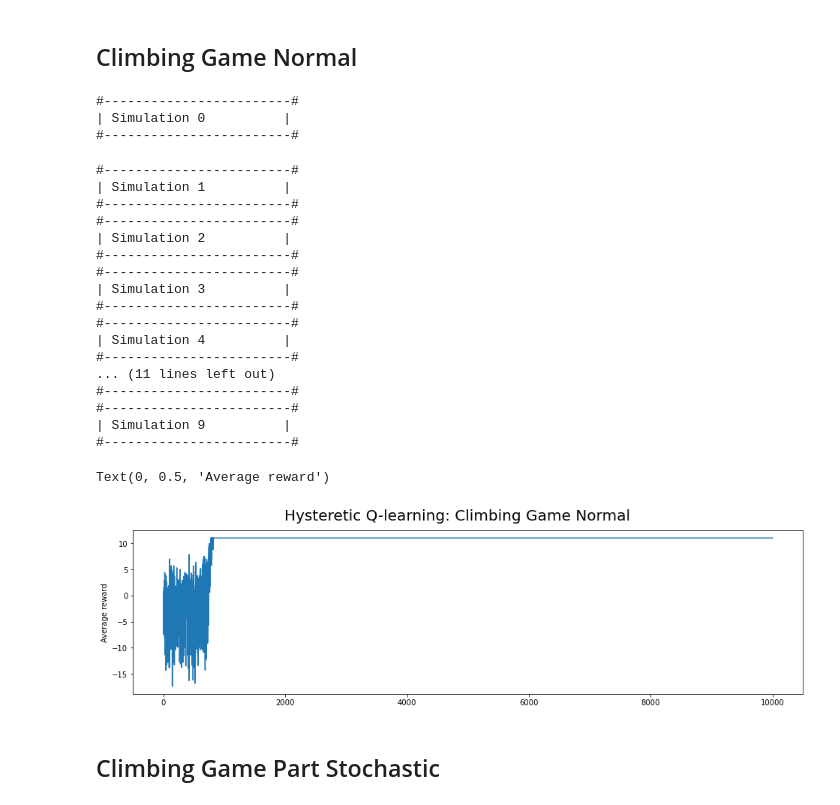
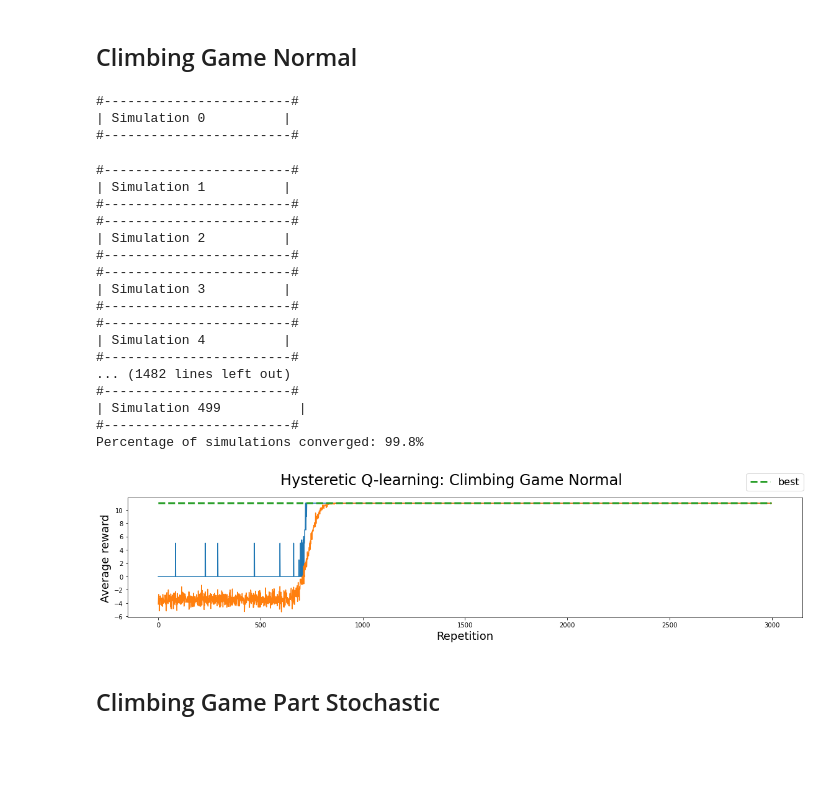
Before and after one commit to lindavin/hysteretic-q-learning, a Jupyter notebook: Climbing game experiments.ipynb, the cells around one changed output. Drawn from its saved outputs; the diff is of its cells as text; code cells hidden in the pictures; blank space fills up the shorter version.

Commit message:
Add figures

```diff
--- a/Climbing game experiments.ipynb
+++ b/Climbing game experiments.ipynb
@@ -22,34 +22,42 @@ def learning_rate(_): return 0.1
 def decrease_rate(_): return 0.01
 
 temperature_start = None  # Replace T = num with T = temperature_start maybe?
-timesteps = 10000
-num_simulations = 10
+timesteps = 3000
+num_simulations = 500
+# %%
+rewards = {}
 # %% [markdown]
 ## Climbing Game Normal
 # %%
 # Simulate
 ## Parameters
 
-task = ClimbingGame()
-
-agent1 = HystereticQLearner(task, exploration_rate, learning_rate, discount_rate, decrease_rate, policy=boltzmann_policy)
-agent2 = HystereticQLearner(task, exploration_rate, learning_rate, discount_rate, decrease_rate, policy=boltzmann_policy)
-
-rewards = np.zeros((num_simulations, timesteps))
+num_converge = 0
+rewards_temp = np.zeros((num_simulations, timesteps))
 
 for i in range(num_simulations):
+    task = ClimbingGame()
+
     print("#------------------------#")
     print("| Simulation {}          |".format(i))
     print("#------------------------#")
+    agent1 = HystereticQLearner(task, exploration_rate, learning_rate, discount_rate, decrease_rate, policy=boltzmann_policy)
+    agent2 = HystereticQLearner(task, exploration_rate, learning_rate, discount_rate, decrease_rate, policy=boltzmann_policy)
 
     T = 5000
     t = 0
     while(t < timesteps):
         t, T = simulate_task([agent1, agent2], task, t, T, timesteps=timesteps)
-        rewards[i][t - 1] = agent1.accumulated_reward
+        rewards_temp[i][t - 1] = agent1.accumulated_reward
         agent1.accumulated_reward = 0
 #         print("timestep: {}; system temp: {}".format(t, T))
 #         print("#--------------------------------------------#")
+    joint_action = [find_greedy_action_for_state(agent, 0) for agent in [agent1, agent2]]
+    if(joint_action == ['A', 'A']):
+        num_converge += 1
+
+rewards["deterministic"] = rewards_temp
+print("Percentage of simulations converged: {}%".format(num_converge / num_simulations * 100))
 # %% [output]
 #------------------------#
 | Simulation 0          |
@@ -66,20 +74,25 @@ for i in range(num_simulations):
 #------------------------#
 | Simulation 4          |
 #------------------------#
-... (11 lines left out)
+... (1482 lines left out)
 #------------------------#
+| Simulation 499          |
 #------------------------#
-| Simulation 9          |
-#------------------------#
+Percentage of simulations converged: 99.8%
 # %%
 fig = plt.figure(figsize=(16,4))
-# plt.plot(range(num_games), np.median(rewards, axis=0))
-plt.plot(range(timesteps), np.average(rewards, axis=0))
-fig.suptitle('Hysteretic Q-learning: Climbing Game Normal', fontsize=20)
-plt.ylabel('Average reward')
+
+plt.plot(range(timesteps), np.median(rewards["deterministic"], axis=0))
+plt.plot(range(timesteps), np.average(rewards["deterministic"], axis=0))
+plt.plot(range(timesteps), np.repeat(11, timesteps), '--', lw=3, label='best')
+
+fig.legend(fontsize=16)
+fig.suptitle('Hysteretic Q-learning: Climbing Game Normal', fontsize=24)
+plt.xlabel('Repetition', fontsize=18)
+plt.ylabel('Average reward', fontsize=18)
+plt.tight_layout()
 # %% [output]
-Text(0, 0.5, 'Average reward')
-[figure, old version]
+[figure, new version]
 # %% [markdown]
 ## Climbing Game Part Stochastic
 # %%
```
Also changed, not shown: parts of 12 cells of this notebook, 3 other files.
